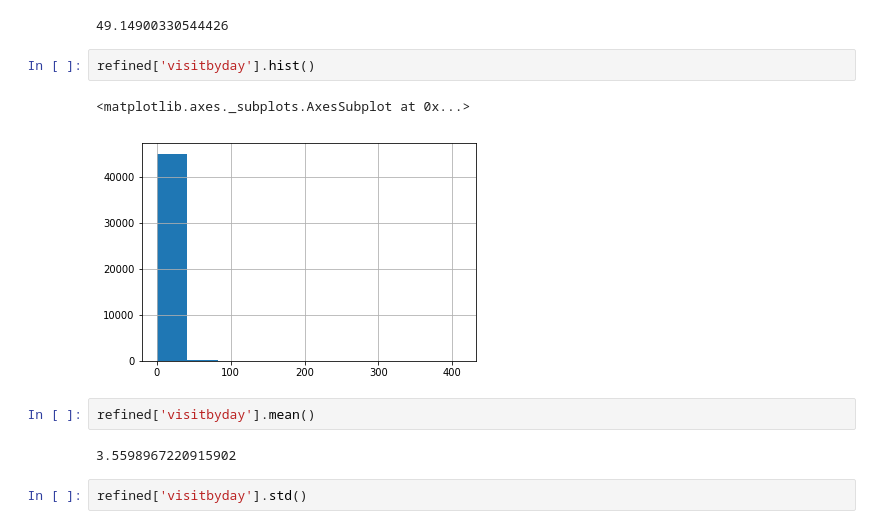
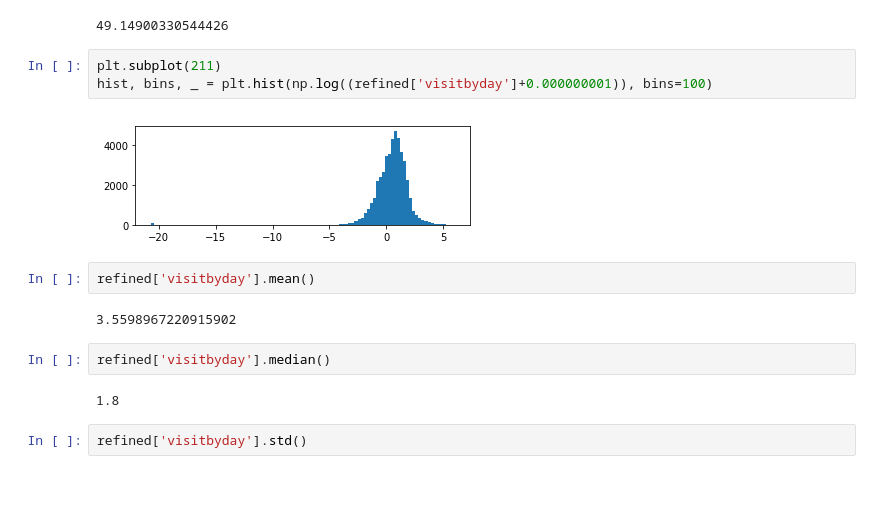
Before and after one commit to bronthomp/Capstone, a Jupyter notebook: Capstone-cleaning.ipynb, the cells around one changed output. Drawn from its saved outputs; the diff is of its cells as text; blank space fills up the shorter version.

```diff
--- a/Capstone-cleaning.ipynb
+++ b/Capstone-cleaning.ipynb
@@ -150,15 +156,19 @@ refined['VALUE'].mean()
 refined['VALUE'].std()
 # %% [output]
 49.14900330544426
-# %%
-refined['visitbyday'].hist()
-# %% [output]
-<matplotlib.axes._subplots.AxesSubplot at 0x...>
-[figure, removed]
+# %%
+plt.subplot(211)
+hist, bins, _ = plt.hist(np.log((refined['visitbyday']+0.000000001)), bins=100)
+# %% [output]
+[figure, added]
 # %%
 refined['visitbyday'].mean()
 # %% [output]
 3.5598967220915902
+# %%
+refined['visitbyday'].median()
+# %% [output]
+1.8
 # %%
 refined['visitbyday'].std()
 # %% [output]
```
Also changed, not shown: parts of 57 cells of this notebook.
